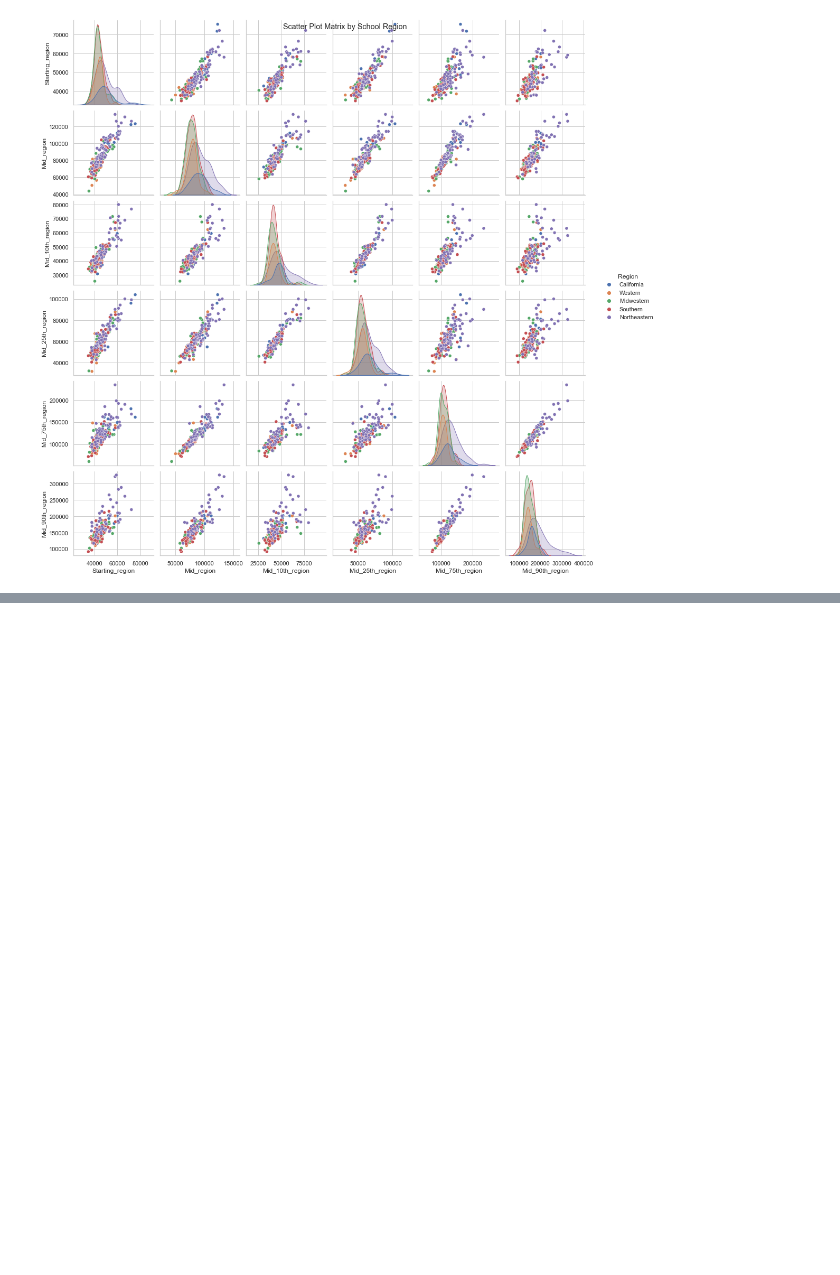
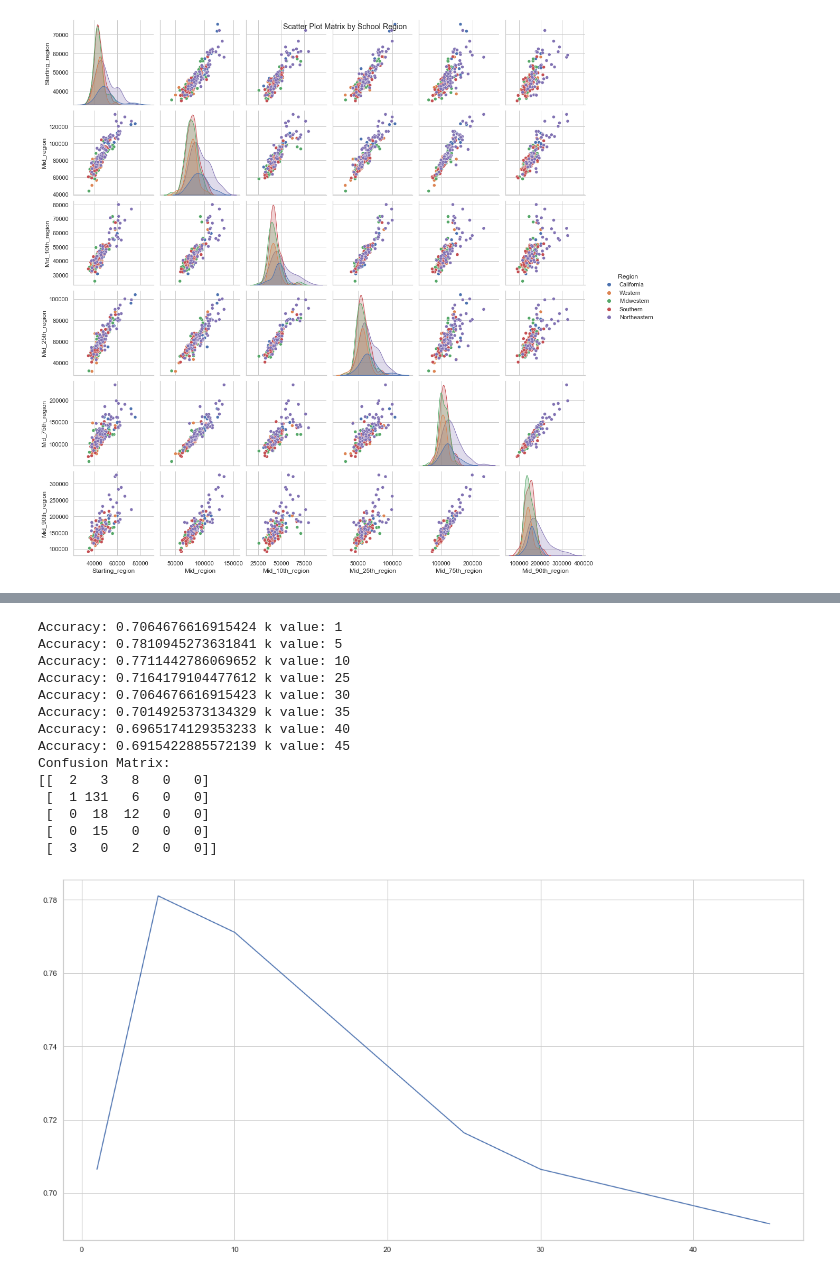
Before and after one commit to UU-Data-Science-Project/Degree-Analyzer, a Jupyter notebook: Project_File.ipynb, the cells around one changed output, grey strips where cells are left out. Drawn from its saved outputs; the diff is of its cells as text; code cells hidden in the pictures; blank space fills up the shorter version.

```diff
--- a/Project_File.ipynb
+++ b/Project_File.ipynb
@@ -923,0 +913,59 @@ Name: University, dtype: object
+# %%
+#K-NN Classificaiton
+
+df_type_region
+
+#Integer Encoding
+#df_regionEncoding=df_type_region.replace({'California':0,'Midwestern':1,'Northeastern':2,'Southern':3,'Western':4})
+df_regionEncoding=df_type_region.replace({'Engineering':0,'State':1,'Liberal Arts':2,'Party':3,'Ivy League':4})
+
+
+#splitting data into testing and training sets
+X_train, X_test, y_train, y_test=train_test_split(df_regionEncoding[['Starting_region','Mid_region','Mid_25th_region','Mid_75th_region']], df_regionEncoding["School Type"], random_state=1, test_size=0.75)
+
+
+
+
+#testing with diffrent K values
+k_neighbors = np.array([1, 5, 10, 25, 30, 35, 40, 45])
+
+
+#k-Nearest Kneighbors method: Testing with diffrent k values
+
+#Average accuracy for diffrent k values
+aveAccuracies = np.zeros(len(k_neighbors))
+
+for i, val in enumerate(k_neighbors):
+    model = KNeighborsClassifier(n_neighbors = val)
+    model.fit(X_train,y_train)
+    scores = cross_val_score(estimator=model,X=X_test,y=y_test,cv=3,scoring='accuracy')
+    aveAccuracies[i] = scores.mean()
+    print("Accuracy: "+str(aveAccuracies[i]) + " k value: "+ str(val))
+
+plt.plot(k_neighbors,aveAccuracies)
+
+
+
+#checking results k=5
+model = KNeighborsClassifier(n_neighbors = 5)
+model.fit(X_train,y_train)
+y_pred = model.predict(X_test)
+
+print('Confusion Matrix:')
+print(metrics.confusion_matrix(y_true = y_test, y_pred = y_pred))
+# %% [output]
+Accuracy: 0.7064676616915424 k value: 1
+Accuracy: 0.7810945273631841 k value: 5
+Accuracy: 0.7711442786069652 k value: 10
+Accuracy: 0.7164179104477612 k value: 25
+Accuracy: 0.7064676616915423 k value: 30
+Accuracy: 0.7014925373134329 k value: 35
+Accuracy: 0.6965174129353233 k value: 40
+Accuracy: 0.6915422885572139 k value: 45
+Confusion Matrix:
+[[  2   3   8   0   0]
+ [  1 131   6   0   0]
+ [  0  18  12   0   0]
+ [  0  15   0   0   0]
+ [  3   0   2   0   0]]
+[figure, added]
```
Also changed, not shown: parts of 21 cells of this notebook.
